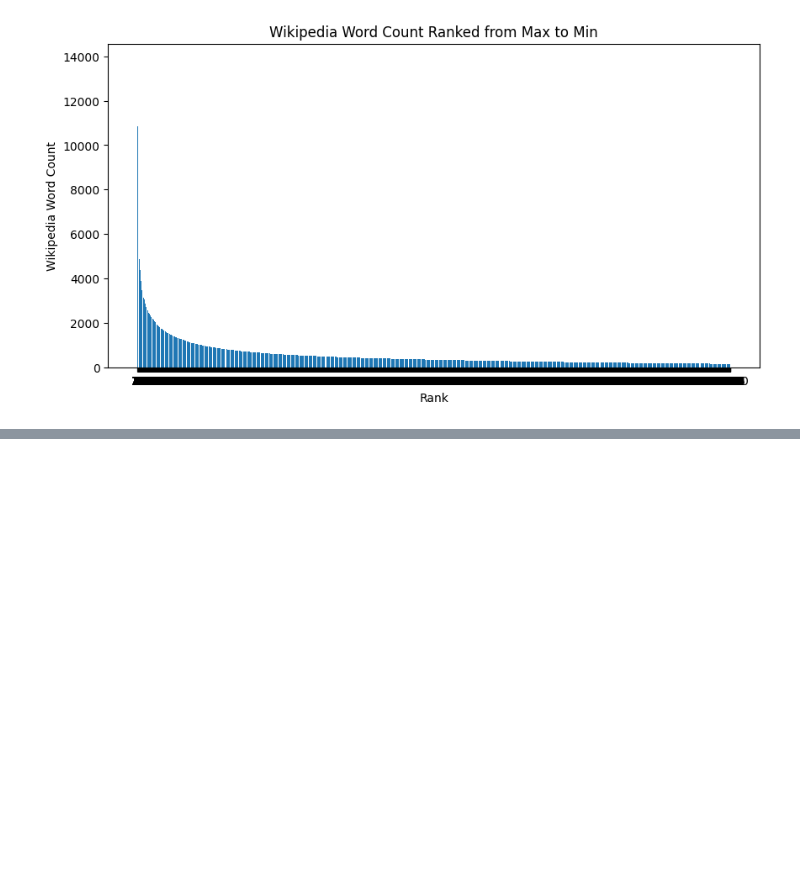
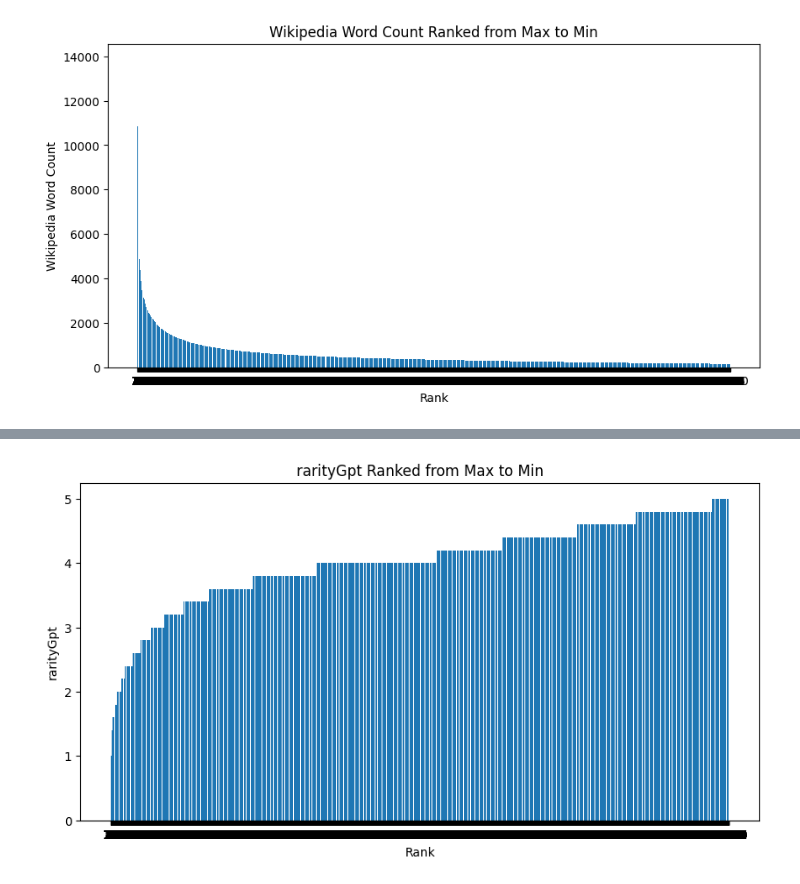
Before and after one commit to eleurent/nature-go, a Jupyter notebook: backend/generation/finalize_database.ipynb, the cells around one changed output, grey strips where cells are left out. Cells and saved outputs as stored; diff of their text form; code cells hidden in the pictures; blank space fills up the shorter version.

```diff
--- a/backend/generation/finalize_database.ipynb
+++ b/backend/generation/finalize_database.ipynb
@@ -298,0 +338,18 @@ df_final_final.sort_values(by='WikipediaWordCount', ascending=False).head(10)
+# %%
+# plot ranked WikipediaWordCount
+import matplotlib.pyplot as plt
+import numpy as np
+
+df_sorted = df.sort_values(by='rarityGpt', ascending=True)
+df_sorted.reset_index(drop=True, inplace=True)
+df_sorted = df_sorted[:20000]
+
+plt.figure(figsize=(10, 5))
+plt.bar(df_sorted.index, df_sorted['rarityGpt'])
+plt.xlabel('Rank')
+plt.xticks(df_sorted.index, df_sorted.index + 1)  # Adding 1 to start the ranking from 1 instead of 0
+plt.ylabel('rarityGpt')
+plt.title('rarityGpt Ranked from Max to Min')
+plt.show()
+# %% [output]
+[figure, added]
```
Also changed, not shown: parts of 3 cells of this notebook, 2 other files.
